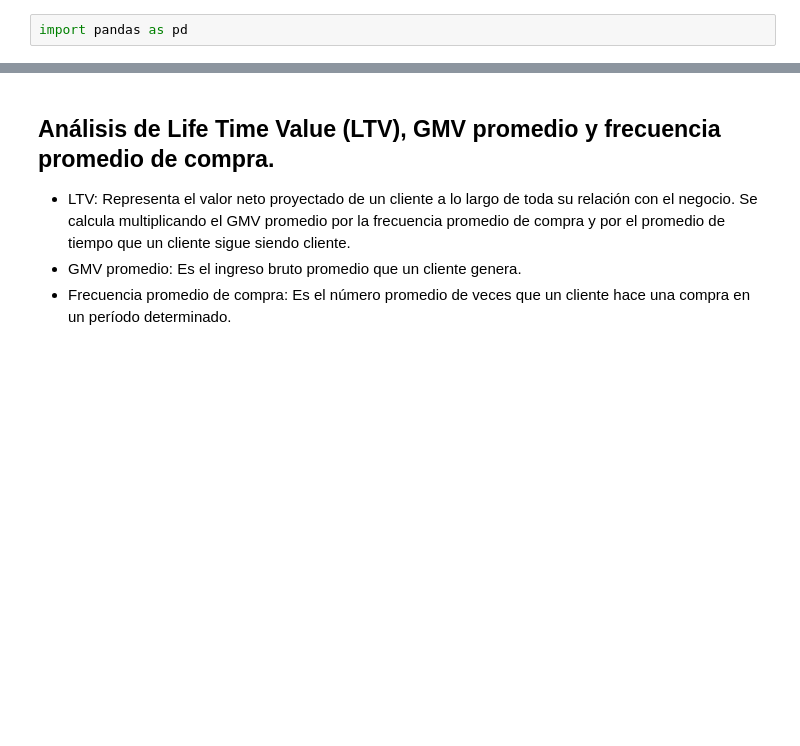
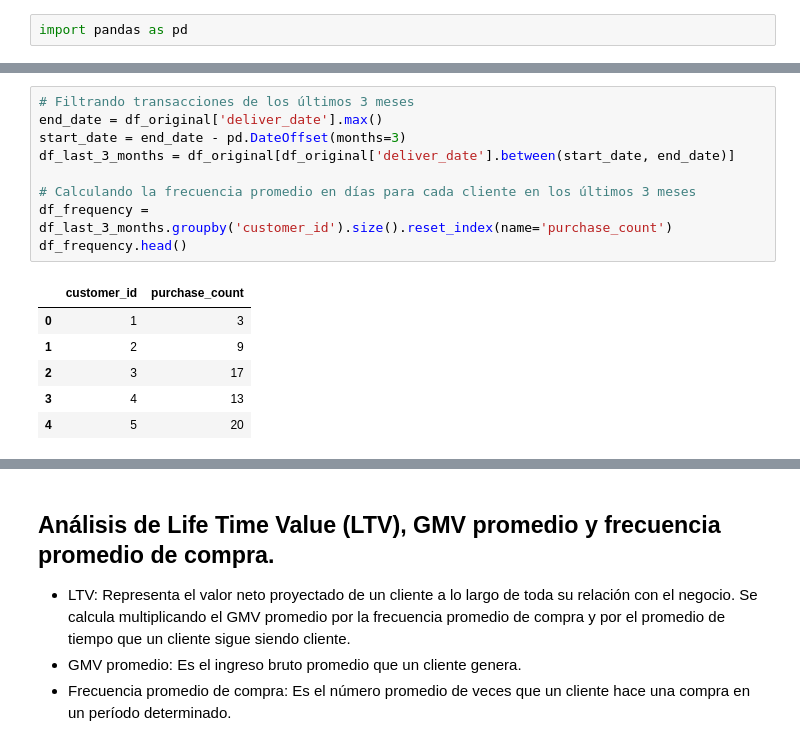
Before and after one commit to asertas14/Big_data, a Jupyter notebook: rfm.ipynb, the cells around one changed output, grey strips where cells are left out. Saved outputs shown, nothing was run; the diff lists cells and outputs as text; blank space fills up the shorter version.

```diff
--- a/rfm.ipynb
+++ b/rfm.ipynb
@@ -25,0 +32,16 @@ import pandas as pd
+# %%
+# Filtrando transacciones de los últimos 3 meses
+end_date = df_original['deliver_date'].max()
+start_date = end_date - pd.DateOffset(months=3)
+df_last_3_months = df_original[df_original['deliver_date'].between(start_date, end_date)]
+
+# Calculando la frecuencia promedio en días para cada cliente en los últimos 3 meses
+df_frequency = df_last_3_months.groupby('customer_id').size().reset_index(name='purchase_count')
+df_frequency.head()
+# %% [output]
+|  | customer_id | purchase_count |
+| 0 | 1 | 3 |
+| 1 | 2 | 9 |
+| 2 | 3 | 17 |
+| 3 | 4 | 13 |
+| 4 | 5 | 20 |
```
Also changed, not shown: parts of 19 cells of this notebook, 1 other file.
